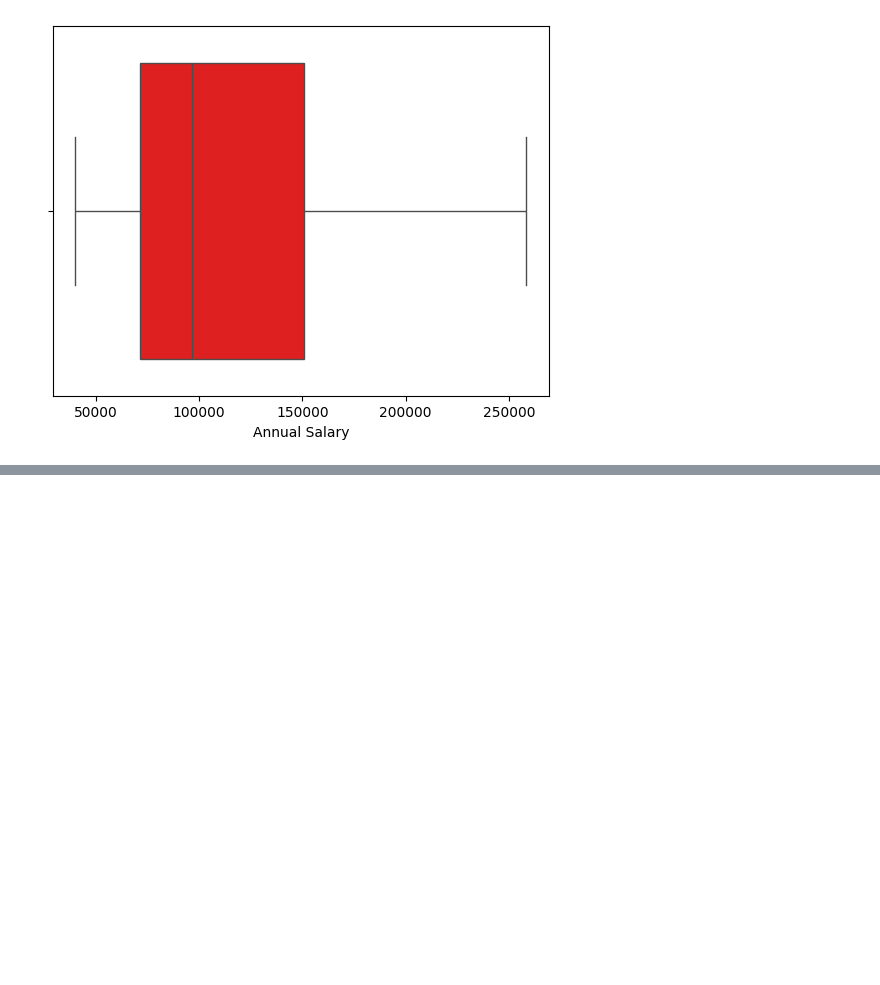
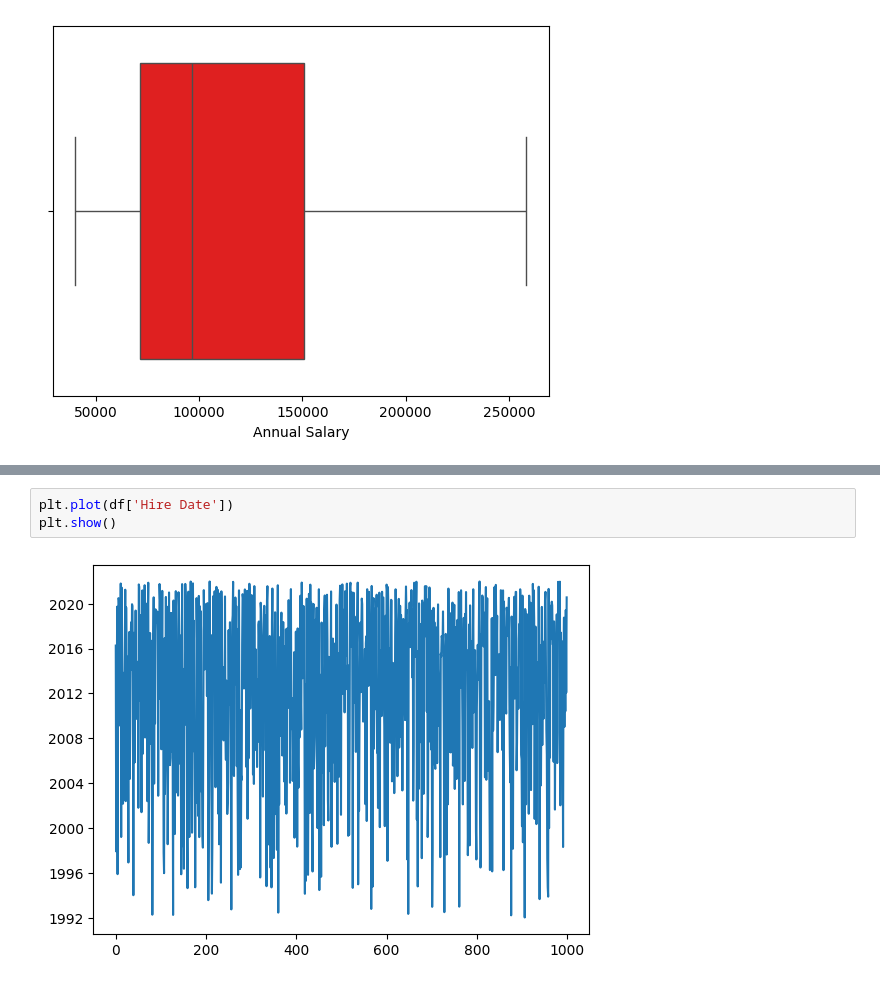
Before and after one commit to AftabQuant/Machine-Learning-Chronicles, a Jupyter notebook: Machine Learning Hub/Data Science Course/Statistics Concept/Skewness Distribution.ipynb, the cells around one changed output, grey strips where cells are left out. Drawn from its saved outputs; the diff is of its cells as text; blank space fills up the shorter version.

```diff
--- a/Machine Learning Hub/Data Science Course/Statistics Concept/Skewness Distribution.ipynb
+++ b/Machine Learning Hub/Data Science Course/Statistics Concept/Skewness Distribution.ipynb
@@ -55,0 +73,5 @@ plt.show()
+# %%
+plt.plot(df['Hire Date'])
+plt.show()
+# %% [output]
+[figure, added]
```
Also changed, not shown: parts of 2 cells of this notebook, 3 other files.
